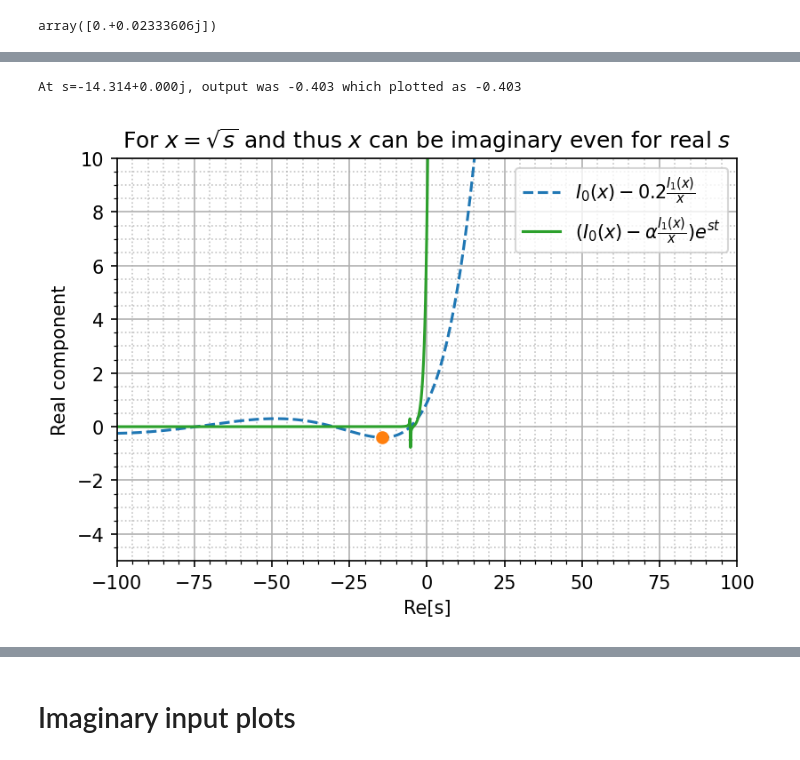
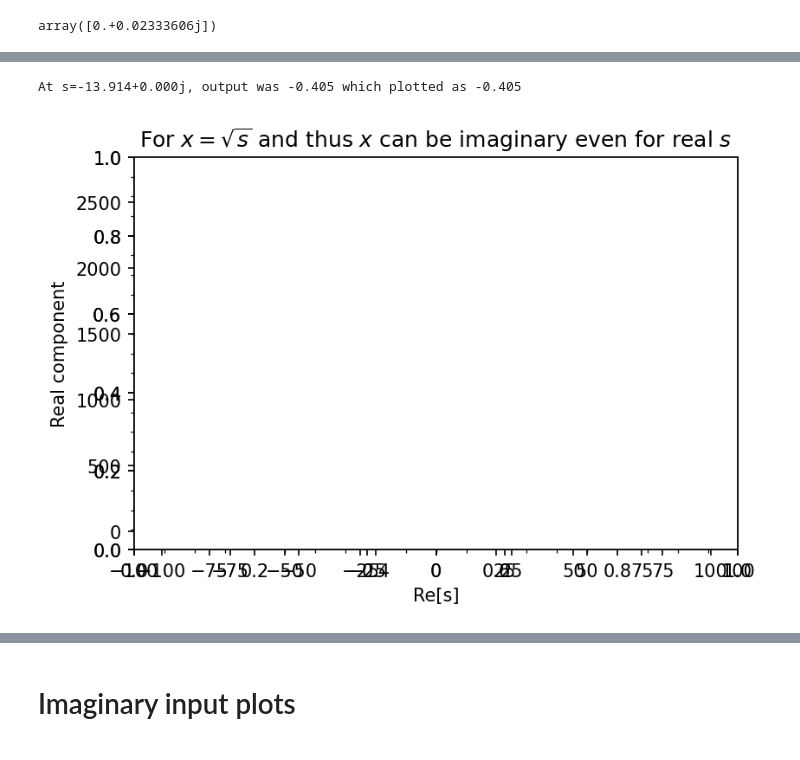
Before and after one commit to ryerrabelli/Yerrabelli-Spector-Poroelastic-Model-Code, a Jupyter notebook: src/TestBessel.ipynb, the cells around one changed output, grey strips where cells are left out. Saved outputs shown, nothing was run; the diff lists cells and outputs as text; code cells hidden in the pictures.

```diff
--- a/src/TestBessel.ipynb
+++ b/src/TestBessel.ipynb
@@ -428,55 +494,54 @@ else:
     s=np.linspace(start=-10, stop=10, num=1000, endpoint=True)+0j
 
 
-fig = plt.figure()
-fig.set_dpi(150)
-
+fig = plt.figure(dpi=150)
+ax=fig.add_subplot(1, 1, 1)
 if use_rt:
-    plt.title(r"For $x=\sqrt{s}$ and thus $x$ can be imaginary even for real $s$")
+    ax.set_title(r"For $x=\sqrt{s}$ and thus $x$ can be imaginary even for real $s$")
 else:
-    plt.title(r"For $x=s$")
+    ax.set_title(r"For $x=s$")
 
 if use_rt:
     x = np.sqrt(s+0j)
 else:
     x = s + 0j
+yuneven_denom = I0(x)-alpha*I1(x)/x
 #plt.plot(s, ychange(x), label=r"$x$")
 #for v in [0,]:
 #    plt.plot(s, ychange(Iv(x,v=v)), label=f"$I_{v}(x)$")
 #plt.plot(s, ychange(I1(x)/x), label=r"$\frac{I_1(x)}{x}$")
 #plt.plot(s, ychange(I0(x)-I1(x)),"--", label=r"$I_{0}(x)-I_{1}(x)$")
 #plt.plot(s, ychange(I0(x)-I1(x)/x),"--", label=r"$I_{0}(x)-\frac{I_1(x)}{x}$")
-yuneven_denom = I0(x)-alpha*I1(x)/x
 denom_label = f"I_0(x)-{alpha:.1f}"+r"\frac{I_1(x)}{x}"
-plt.plot(s, ychange(yuneven_denom),"--", label=f"${denom_label}$")
+ax.plot(s, ychange(yuneven_denom),"--", label=f"${denom_label}$")
 argminind = np.argmin(yuneven_denom)
 print(f"At s={s[argminind]:.3f}, output was {np.real_if_close(yuneven_denom[argminind]):.3f} which plotted as {ychange(yuneven_denom[argminind]):.3f}" )
-plt.plot(s[argminind], ychange(yuneven_denom[argminind]),"o")
+ax.plot(s[argminind], ychange(yuneven_denom[argminind]),"o")
 
 #plt.plot(s, ychange(yuneven_numer/yuneven_denom * np.exp(s*t_pt_val)), label=r"$(I_0(x)-\alpha\frac{I_1(x)}{x})e^{st}$")
 
 
-plt.xlabel("Re[s]")
+ax.set_xlabel("Re[s]")
 
-plt.legend()
-plt.grid(which="major")  # set major grid lines
-plt.grid(which="minor", alpha=0.75, linestyle=":")  # set minor grid lines, but make them less visible
+ax.legend()
+ax.grid(which="major")  # set major grid lines
+ax.grid(which="minor", alpha=0.75, linestyle=":")  # set minor grid lines, but make them less visible
 plt.axes().xaxis.set_minor_locator(matplotlib.ticker.AutoMinorLocator())
 plt.axes().yaxis.set_minor_locator(matplotlib.ticker.AutoMinorLocator())
 plt.xlim([np.min(s),np.max(s)])
 if False:  #scale_logp: #np.median(np.abs((ychange(x)-x)/x)) > 0.1
-    plt.ylabel("$ln(1+|y|)$, " + ychange(0, return_name=True))
+    ax.set_ylabel("$ln(1+|y|)$, " + ychange(0, return_name=True))
     #plt.ylabel("$ln(1+|y|)$, " + ("Imag" if plot_y_comp in [1j,-1,-1j] else "Real") + " component" )
-    plt.ylim([-5,10])
+    ax.set_ylim([-5,10])
 else:
     #plt.ylabel(("Imag" if plot_y_comp in [1j,-1,-1j] else "Real") + " component" )
-    plt.ylabel(ychange(0, return_name=True))
+    ax.set_ylabel(ychange(0, return_name=True))
     #plt.ylim([-500,1000])
-    plt.ylim([-5,10])
+    #ax.set_ylim([-5,10])
 # %% [output]
 [interactive output not drawn]
-At s=-14.314+0.000j, output was -0.403 which plotted as -0.403
+At s=-13.914+0.000j, output was -0.405 which plotted as -0.405
-[figure, old version]
+[figure, new version]
 # %%
 #@title Cohen components plot on real input
 use_rt = True  #@param {type:"boolean"}
```
Also changed, not shown: parts of 23 cells of this notebook, 2 other files.
